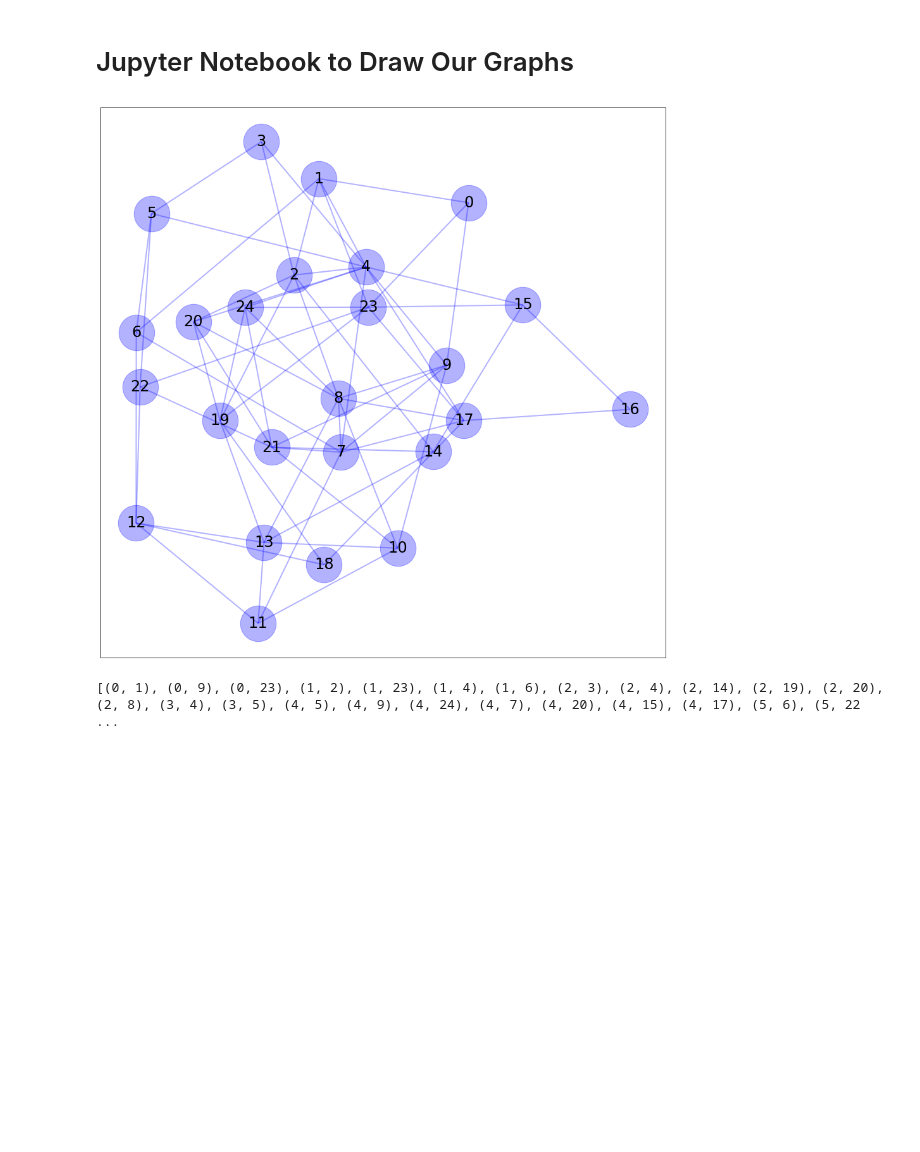
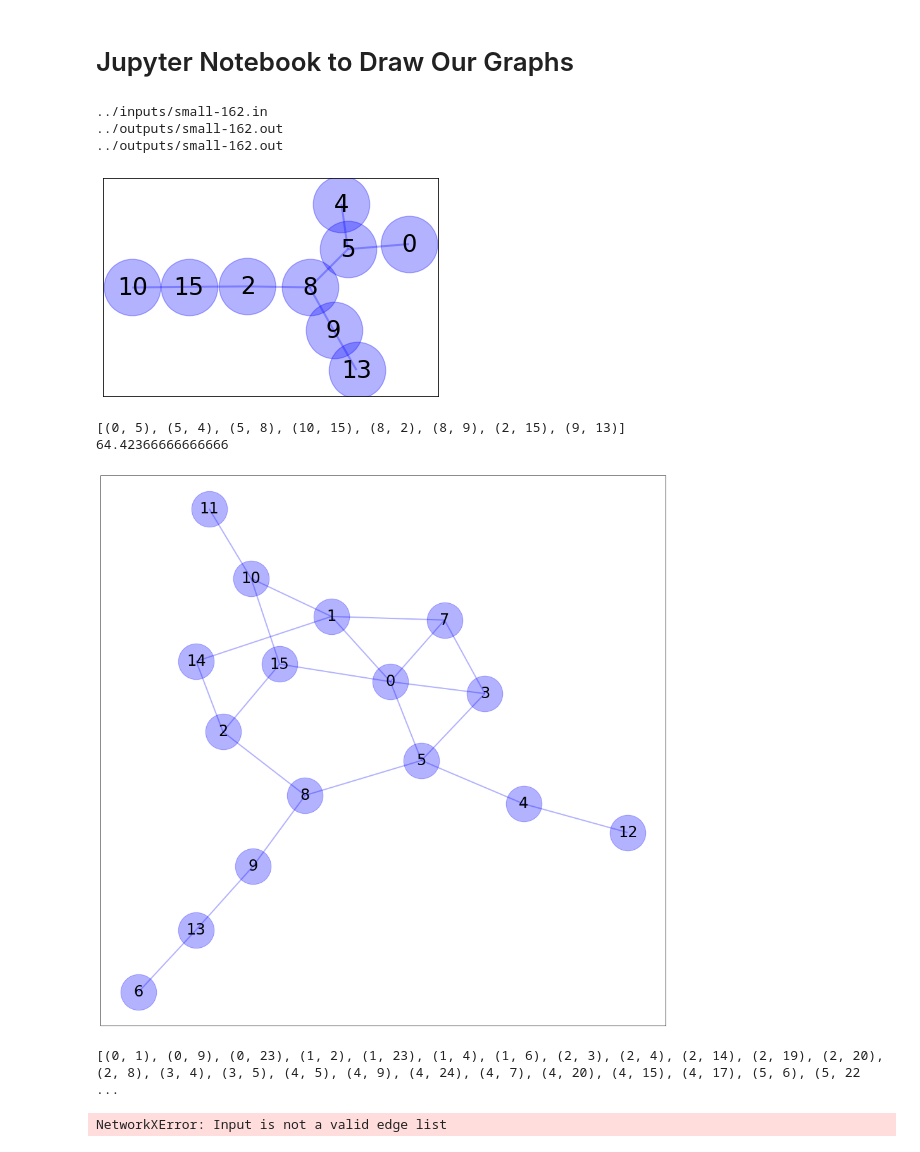
Before and after one commit to jnwang19/project-sp20-skeleton, a Jupyter notebook: graph_visualizer.ipynb, the cells around one changed output. Saved outputs shown, nothing was run; the diff lists cells and outputs as text; code cells hidden in the pictures; blank space fills up the shorter version.

Commit message:
Updated graph visualizer

```diff
--- a/graph_visualizer.ipynb
+++ b/graph_visualizer.ipynb
@@ -69,13 +70,63 @@ def read_input_file(path, max_size=None):
             assert len(G) <= max_size
 
         return G
+
+import networkx as nx
+from networkx.algorithms import approximation
+from collections import deque
+import numpy as np
+from parse import read_input_file, write_output_file, read_output_file
+from utils import is_valid_network, average_pairwise_distance_fast
+import sys
+import os
+import random
+import multiprocessing
+import time
+
+# global variables
+# dictionary that holds each id, input networkx.Graph
+INPUT_PATH = '../inputs/'
+OUTPUT_PATH = '../outputs/'
+FINISHED_FILE_PATH = 'finished_files.txt'
+METHODS_PATH = '../methods.txt'
+
+def scorer(filename):
+    input = INPUT_PATH + filename
+    print(input)
+    out_filename = filename.split('.')[0] + '.out'
+    print(OUTPUT_PATH + out_filename)
+    if os.path.isfile(OUTPUT_PATH + out_filename):
+        output_graph = read_output_file(OUTPUT_PATH + out_filename, read_input_file(input))
+        output_graph.remove_node(3)
+        output_graph.remove_node(7)
+        output_graph.remove_node(12)
+        output_graph.remove_node(1)
+        output_graph.add_node(15)
+        output_graph.add_edge(2, 15, weight=23.4)
+        output_graph.add_edge(10, 15, weight=32.1)
+        draw_graph(output_graph.edges())
+        print(output_graph.edges())
+        print(average_pairwise_distance_fast(output_graph))
 # %%
-G = read_input_file('../inputs/small-28.in')
+G = read_input_file('../inputs/small-162.in')
+scorer('small-162.in')
 plt.figure(figsize=(16,16))
 draw_graph(list(G.edges()))
 # %% [output]
+../inputs/small-162.in
+../outputs/small-162.out
+../outputs/small-162.out
-[figure, old version]
+[figure, new version]
+[(0, 5), (5, 4), (5, 8), (10, 15), (8, 2), (8, 9), (2, 15), (9, 13)]
+64.42366666666666
+[figure, added]
 # %%
 print(G.edges())
 # %% [output]
 [(0, 1), (0, 9), (0, 23), (1, 2), (1, 23), (1, 4), (1, 6), (2, 3), (2, 4), (2, 14), (2, 19), (2, 20), (2, 8), (3, 4), (3, 5), (4, 5), (4, 9), (4, 24), (4, 7), (4, 20), (4, 15), (4, 17), (5, 6), (5, 22 ...
+# %%
+edges = [(9, 13), (8, 9), (4, 5), (10, 15), (0, 15), (5, 8)]
+T = nx.Graph(edges)
+average_pairwise_distance_fast(T)
+# %% [output]
+NetworkXError: Input is not a valid edge list
```
Also changed, not shown: parts of 1 cell of this notebook.
